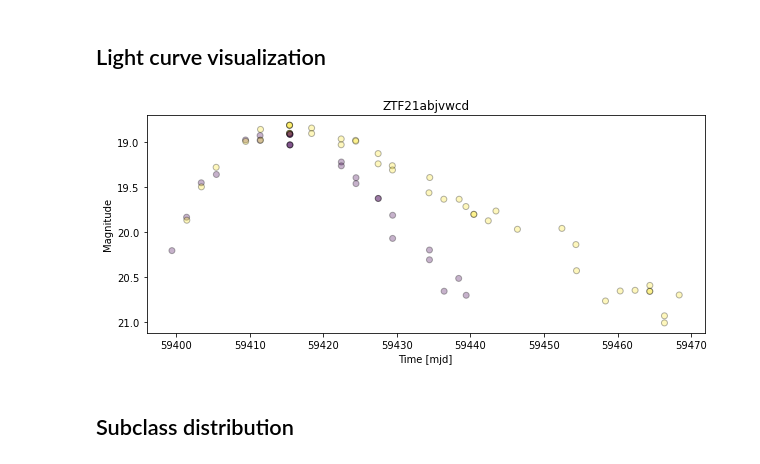
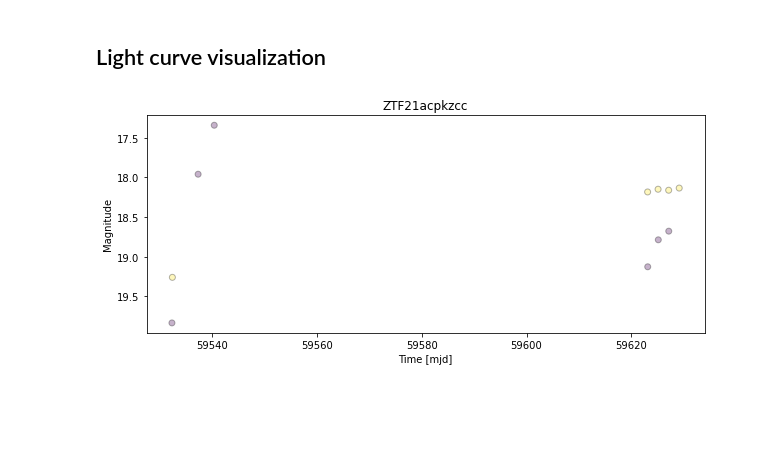
Before and after one commit to alercebroker/itt_2022, a Jupyter notebook: data_preprocessing_and_exploration.ipynb, the cells around one changed output. Saved outputs shown, nothing was run; the diff lists cells and outputs as text; code cells hidden in the pictures; blank space fills up the shorter version.

```diff
--- a/data_preprocessing_and_exploration.ipynb
+++ b/data_preprocessing_and_exploration.ipynb
@@ -99,22 +181,20 @@ plt.semilogy()
 # %% [markdown]
 ## Light curve visualization
 # %%
-selected_oid = lc_lengths.index[4200]
+selected_oid = lc_lengths.index[5]
 selected_lightcurve = lightcurves[lightcurves['oid'] == selected_oid]
 
 plt.figure(figsize=(10, 4))
 plt.scatter(
     selected_lightcurve['mjd'],
     selected_lightcurve['magpsf'],
     c=selected_lightcurve['fid'],
     alpha=0.3,
     edgecolors='k'
 )
 plt.gca().invert_yaxis()
 plt.xlabel('Time [mjd]')
 plt.ylabel('Magnitude')
 plt.title(selected_oid);
 # %% [output]
-[figure, old version]
+[figure, new version]
-# %% [markdown]
-## Subclass distribution
```
Also changed, not shown: parts of 10 cells of this notebook, 4 other files.
